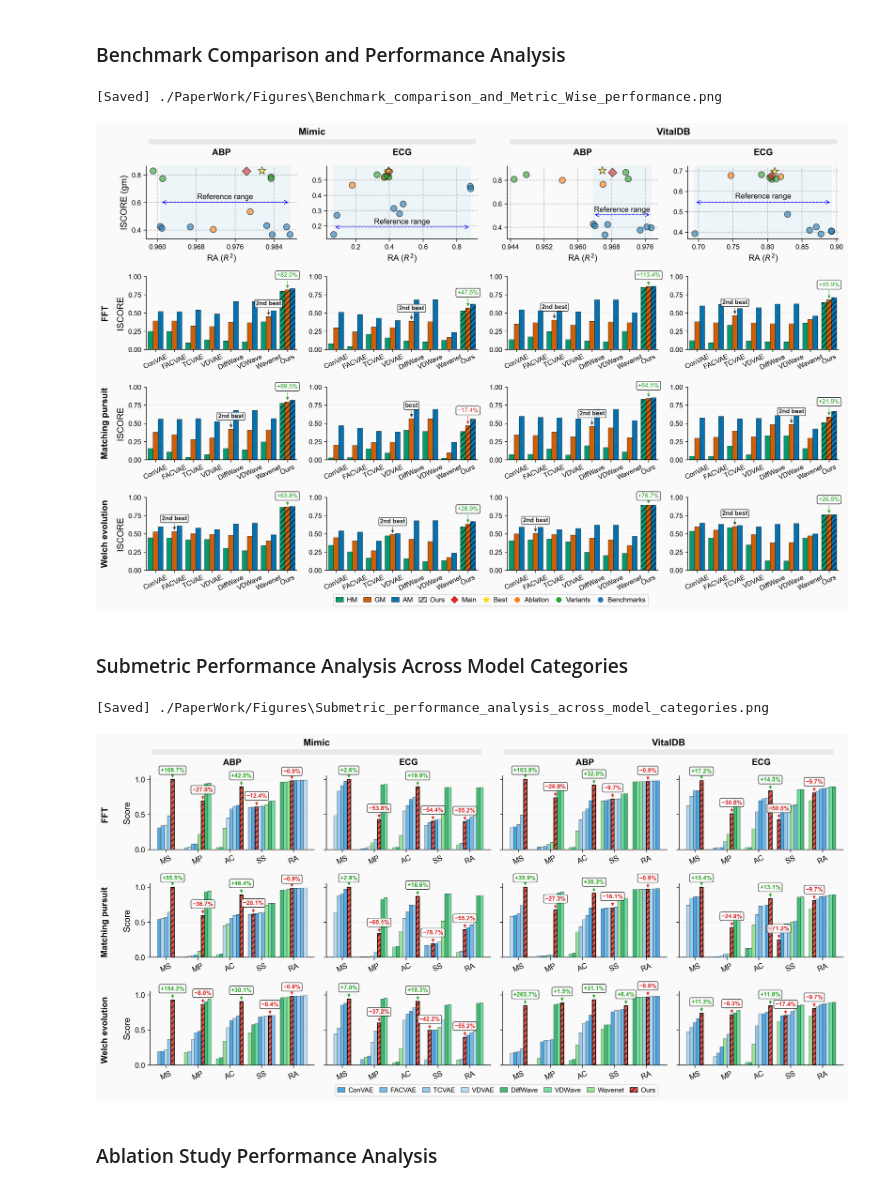
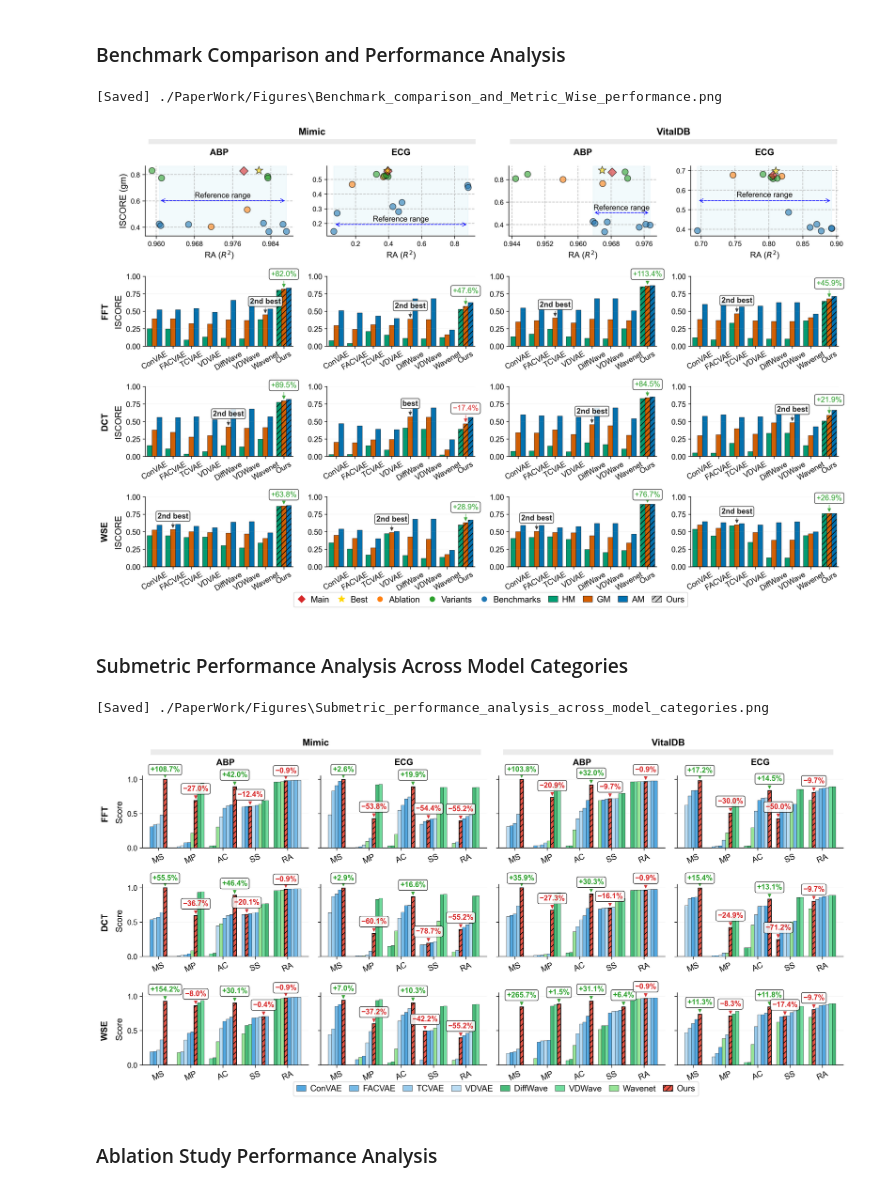
Before and after one commit to cherishleon/VABAM, a Jupyter notebook: VisualizationMetrics.ipynb, the cells around one changed output. Cells and saved outputs as stored; diff of their text form; code cells hidden in the pictures.

```diff
--- a/VisualizationMetrics.ipynb
+++ b/VisualizationMetrics.ipynb
@@ -102,8 +103,8 @@ source_type_order = all_st[:4]
 
 metric_name_map = {
     "fft": "FFT",
-    "matching_pursuit": "Matching pursuit",
-    "welch_evo": "Welch evolution"
+    "matching_pursuit": "DCT",
+    "welch_evo": "WSE"
 }
 metric_type_order = sorted(df_melted['MetricType'].unique())
 row_metrics = metric_type_order[:3]
@@ -153,8 +154,8 @@ plt.rcParams.update({
     "axes.linewidth": 0.9,
     "axes.spines.top": False,
     "axes.spines.right": False,
-    "axes.facecolor": "#fafafa",
-    "figure.facecolor": "#fafafa",
+    "axes.facecolor": "white",
+    "figure.facecolor": "white",
     "xtick.major.size": 4,
     "ytick.major.size": 4,
     "xtick.major.width": 0.8,
@@ -182,7 +183,7 @@ BEST_MARKER = '*'
 
 # Create figure
 fig = plt.figure(figsize=(16, 10))
-fig.patch.set_facecolor('#fafafa')
+fig.patch.set_facecolor('white')
 
 # Top row: Scatter plots
 combinations = []
@@ -271,7 +272,7 @@ for c in range(min(4, len(combinations))):
         )
 
     ax.set_ylim(ax.get_ylim()[0]- 0.01, ax.get_ylim()[1] + 0.01)
-    ax.set_facecolor('#fafafa')
+    ax.set_facecolor('white')
     ax.set_xlabel(r'RA ($R^2$)', fontsize=12)
     ax.set_ylabel('ISCORE (gm)' if c == 0 else '', fontsize=13)
     ax.grid(True, linestyle='--', alpha=0.8, linewidth=1.0)
@@ -338,7 +339,7 @@ for r in range(min(3, len(mapped_row_names))):
             saturation=0.95
         )
 
-        ax.set_facecolor('#fafafa')
+        ax.set_facecolor('white')
         ax.grid(axis='y', linestyle='-', linewidth=0.5, alpha=0.18, zorder=0)
         ax.set_ylim(0.0, 1.0)
         ax.set_yticks([0.0, 0.25, 0.5, 0.75, 1.0])
@@ -346,8 +347,8 @@ for r in range(min(3, len(mapped_row_names))):
         ax.spines['bottom'].set_linewidth(0.9)
         ax.set_xlabel("")
         ax.set_ylabel("ISCORE" if c == 0 else "", labelpad=5, fontsize=13)
-        ax.tick_params(axis='x', labelsize=10, rotation=25, length=3.5, width=0.8, pad=2.5)
-        ax.tick_params(axis='y', labelsize=10, length=3.5, width=0.8)
+        ax.tick_params(axis='x', labelsize=11, rotation=30, length=3.5, width=0.8, pad=2.5)
+        ax.tick_params(axis='y', labelsize=11, length=3.5, width=0.8)
         plt.setp(ax.get_xticklabels(), ha='center')
 
         # Add hatching to 'Ours' bars
@@ -401,7 +402,7 @@ def annotate_gm_diff_4x4(bar_axes, df_long, model_order, mapped_row_names, sourc
 
     bbox_style = dict(boxstyle="round,pad=0.25", facecolor="white", alpha=0.85, linewidth=0.8)
     bbox_style_cmp = dict(boxstyle="round,pad=0.20", facecolor="white", alpha=0.85, linewidth=0.8)
-    base_text_kwargs = dict(ha='center', va='bottom', fontsize=9)
+    base_text_kwargs = dict(ha='center', va='bottom', fontsize=11)
 
     for r in range(min(3, len(mapped_row_names))):
         for c in range(min(4, len(source_type_order))):
@@ -474,7 +475,7 @@ def annotate_gm_diff_4x4(bar_axes, df_long, model_order, mapped_row_names, sourc
                 color=NEU_COLOR,
                 zorder=10,
                 arrowprops=dict(arrowstyle='-|>', lw=0.7, alpha=0.75, color=NEU_COLOR),
-                ha='center', va='bottom', fontsize=9, fontweight='bold'
+                ha='center', va='bottom', fontsize=11, fontweight='bold'
             )
 
 annotate_gm_diff_4x4(bar_axes, df_melted, model_order, mapped_row_names, source_type_order)
@@ -500,19 +501,19 @@ for cat in ordered_cats:
                           markersize=ms, label=cat)
         )
 
-all_handles = bar_legend_handles + scatter_handles
+all_handles = scatter_handles + bar_legend_handles
 legend = fig.legend(
     handles=all_handles,
     title=None,
     loc="lower center",
-    bbox_to_anchor=(0.54, -0.017),
+    bbox_to_anchor=(0.54, -0.02),
     ncol=len(all_handles),
     frameon=True,
     borderpad=0.4,
     handlelength=1.1,
     handletextpad=0.5,
     columnspacing=0.9,
-    fontsize=10,
+    fontsize=12.5,
 )
 
 if legend:
@@ -530,12 +531,12 @@ SAVE_DIR = './PaperWork/Figures'
 SAVE_NAME = 'Benchmark_comparison_and_Metric_Wise_performance.png'
 os.makedirs(SAVE_DIR, exist_ok=True)
 outpath = os.path.join(SAVE_DIR, SAVE_NAME)
-fig.savefig(outpath, bbox_inches="tight", dpi=300, facecolor='#fafafa')
+fig.savefig(outpath, bbox_inches="tight", dpi=300, facecolor='white')
 print(f"[Saved] {outpath}")
 plt.show()
 # %% [output]
 [Saved] ./PaperWork/Figures\Benchmark_comparison_and_Metric_Wise_performance.png
-[figure, old version]
+[figure, new version]
 # %% [markdown]
 ### Submetric Performance Analysis Across Model Categories
 # %%
@@ -555,6 +556,7 @@ NEG_COLOR = "#d62728"
 
 # Data loading
 df = BenchCompTabs.copy()
+#df = BenchCompTabs_NOMS.copy()
 
 # Model configuration
 model_order_display = ['ConVAE','FACVAE','TCVAE','VDVAE',
@@ -578,8 +580,8 @@ df['SourceType'] = df['Source'] + ' : ' + df['Type']
 
 metric_name_map = {
     "fft": "FFT",
-    "matching_pursuit": "Matching pursuit",
-    "welch_evo": "Welch evolution"
+    "matching_pursuit": "DCT",
+    "welch_evo": "WSE"
 }
 row_metrics_raw = sorted(df['MetricType'].dropna().unique().tolist())
 row_metrics = row_metrics_raw[:3]
@@ -608,8 +610,8 @@ plt.rcParams.update({
     "axes.linewidth": 0.9,
     "axes.spines.top": False,
     "axes.spines.right": False,
-    "axes.facecolor": "#fafafa",
-    "figure.facecolor": "#fafafa",
+    "axes.facecolor": "white",
+    "figure.facecolor": "white",
     "xtick.major.size": 4,
     "ytick.major.size": 4,
     "xtick.major.width": 0.8,
@@ -642,7 +644,7 @@ def get_alpha(model_name):
 
 # Annotation styling
 bbox_style = dict(boxstyle="round,pad=0.25", facecolor="white", alpha=0.85, linewidth=0.8)
-base_text_kwargs = dict(ha='center', va='bottom', fontsize=9, fontweight='bold')
+base_text_kwargs = dict(ha='center', va='bottom', fontsize=11, fontweight='bold')
 
 def _format_pm_pct(delta: float) -> str:
     sign = '+' if delta >= 0 else '−'
@@ -656,7 +658,7 @@ def _safe_rel_diff(our: float, ref: float):
 # Create figure
 n_rows, n_cols = len(row_labels), len(col_labels)
 fig, axes = plt.subplots(n_rows, n_cols, figsize=(16, 7.5), squeeze=False)
-fig.patch.set_facecolor('#fafafa')
+fig.patch.set_facecolor('white')
 
 BAR_WIDTH = 0.12
 Y_MAX = 1.05
@@ -666,12 +668,12 @@ for r, metric in enumerate(row_labels):
     for c, srctype in enumerate(col_labels):
         ax = axes[r, c]
         sub = df_long[(df_long['MetricType'] == metric) & (df_long['SourceType'] == srctype)]
-        ax.set_facecolor('#fafafa')
+        ax.set_facecolor('white')
         ax.grid(axis='y', linestyle='-', linewidth=0.5, alpha=0.18, zorder=0)
 
         xticks = np.arange(len(present_sub_metrics)) * GROUP_SPACING
         ax.set_xticks(xticks)
-        ax.set_xticklabels(present_sub_metrics, rotation=25, ha='center')
+        ax.set_xticklabels(present_sub_metrics, rotation=25, ha='center', fontsize=12)
 
         ax.set_ylim(0, Y_MAX)
         ax.spines['left'].set_linewidth(0.9)
@@ -774,7 +776,7 @@ for r, metric in enumerate(row_labels):
 # Row labels
 for r, metric in enumerate(row_labels):
     ax_left = axes[r, 0]
-    ax_left.text(-0.3, 0.5, metric,
+    ax_left.text(-0.25, 0.5, metric,
                  transform=ax_left.get_yaxis_transform(),
                  va='center', ha='left',
                  fontsize=13, fontweight='bold', rotation=90)
@@ -821,36 +823,36 @@ for m in present_models:
         )
     )
 
 legend = fig.legend(
     handles=legend_handles,
     title=None,
     loc="lower center",
     bbox_to_anchor=(0.54, -0.025),
     ncol=min(8, max(1, len(present_models))),
     frameon=True, borderpad=0.4,
     handlelength=1.1, handletextpad=0.5, columnspacing=0.9,
-    fontsize=10,
+    fontsize=12.5,
 )
 if legend:
     frame = legend.get_frame()
     frame.set_facecolor("white")
     frame.set_edgecolor("#808080")
     frame.set_alpha(0.35)
     frame.set_linewidth(0.8)
 
 plt.tight_layout(rect=[0.03, 0.0, 1, 0.94])
 
 # Save figure
 SAVE_DIR = './PaperWork/Figures'
 SAVE_NAME = 'Submetric_performance_analysis_across_model_categories.png'
 os.makedirs(SAVE_DIR, exist_ok=True)
 outpath = os.path.join(SAVE_DIR, SAVE_NAME)
-fig.savefig(outpath, bbox_inches="tight", dpi=300, facecolor='#fafafa')
+fig.savefig(outpath, bbox_inches="tight", dpi=300, facecolor='white')
 print(f"[Saved] {outpath}")
 plt.show()
 # %% [output]
 [Saved] ./PaperWork/Figures\Submetric_performance_analysis_across_model_categories.png
-[figure, old version]
+[figure, new version]
 # %% [markdown]
 ### Ablation Study Performance Analysis
 # %%
```
Also changed, not shown: parts of 3 cells of this notebook, 1 other file.
